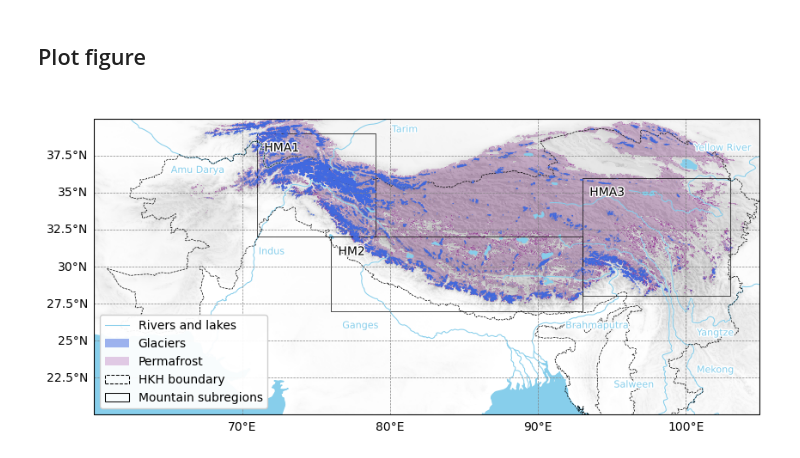
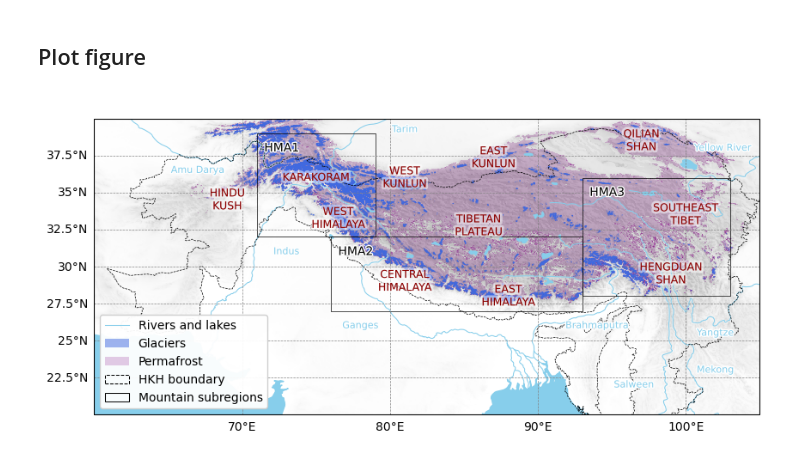
Before and after one commit to kenzaxtazi/bcm4rcm, a Jupyter notebook: plots/hma_map.ipynb, the cells around one changed output. Cells and saved outputs as stored; diff of their text form; code cells hidden in the pictures.

```diff
--- a/plots/hma_map.ipynb
+++ b/plots/hma_map.ipynb
@@ -190,16 +164,6 @@ newmap = keep_center_colormap(-200, 6300, center=0)
 ## Locations names and dictionaries
 # %%
 other_rivers = ['Naryn', 'Lancang', 'Nu', 'Jinsha', 'Yarkant', 'Hotan', 'Aksu', 'Tuotuo', 'Tongtian', 'Huang','Chang Jiang', 'Dihang', 'Panj', 'Yarlung']
-# %%
-region_dict = {'Dzhungarsky Alatau': [80, 46],
-               'Northwestern Tian Shan': [70, 42.25], 'Central Tian Shan': [81, 42] , 'Eastern Tian Shan': [88, 44],
-               'Pamir Alay': [68, 39.5], 'Western Pamir': [71, 38], 'Eastern  \n Pamir': [76, 39],
-               'Eastern \n Hindu Kush': [70, 36], 'Karakoram': [76, 36],  'Western  \n Himalaya': [76, 33],
-               'Western \n Kunlun': [80, 37], 'Eastern Kunlun': [88, 37], 'Altun Shan': [89, 39],
-               'Qilian Shan': [98, 38.5], 'Tibetan Interior \n Mountains': [86, 33], 'Eastern Tibetan \n Mountains': [98, 33.5],
-               'Nyainqentanglha': [94, 30.5], 'Hengduan  \n Shan': [101, 29.5], 'Tanggula  \n Shan': [93, 32.5],
-               'Gangdise Mountains': [82, 31], 'Central Himalaya': [83, 28], 'Eastern  \n Himalaya': [92, 28],
-               'Qaidam': [94, 37.5], 'Western \n Hindu Kush': [66.5, 34]}
 # %%
 river_dict = {'Indus': [73, 31], 'Ganges': [78, 26], 'Brahmaputra': [94, 26],
               'Tarim': [81, 39.25], 'Amu Darya': [67, 36.5], 'Mekong': [102, 23], 'Salween': [96.5, 22],
@@ -237,9 +201,26 @@ fig, ax1 = plt.subplots(figsize=(10, 6), subplot_kw={'projection': proj})
 
 # Elevation
 top_ds1['hs_elev'] = 50*top_ds1.hillshade * top_ds1.elevation**1.3
-hs = top_ds1.hs_elev.plot(cmap='gist_yarg', alpha=.5, add_colorbar=False)
+hs = top_ds1.hs_elev.plot(cmap='gist_yarg', alpha=.5, add_colorbar=False, zorder=-13)
 #el = top_ds1.elevation.plot(cmap=newmap, alpha=0.5, vmin=-200, vmax=6300, cbar_kwargs={'label': 'Elevation [m]', 'location':'bottom','pad': 0.07, 'fraction': 0.03, 'aspect': 10, 'extend':'max'})
 
+# Permafrost
+#gdf.plot(ax=ax1, color='None', edgecolor='blue', linewidth=0.5, alpha=0.5)
+perm_da_sli.PFR.plot.contourf(ax=ax1, colors=['purple'], levels=[0, 1], alpha=0.2, transform=proj2, add_colorbar=False, zorder=-12)
+
+# Glaciers
+
+for glacier in [glaciers13_path, glaciers14_path, glaciers15_path]:
+    glaciers_shp = shapereader.Reader(glacier)
+    for rec in glaciers_shp.records():
+        ax1.add_geometries(rec.geometry, crs=proj, edgecolor='royalblue', facecolor='None', linewidth=0.5, alpha=0.5, zorder=-11)
+
+# Features
+ocean_50m = cf.NaturalEarthFeature("physical", "ocean", "50m", edgecolor="face", facecolor='skyblue')
+lakes_50m = cf.NaturalEarthFeature("physical", "lakes", "50m", edgecolor="skyblue", facecolor='skyblue')
+river_50m = cf.NaturalEarthFeature("physical", "rivers_lake_centerlines", "50m", edgecolor="skyblue", facecolor="None")
+ax1.add_feature(ocean_50m, zorder=-10)
+ax1.add_feature(lakes_50m, label='lakes', zorder=-9)
 
 # Rivers
 for rec in as_shp.records():
@@ -250,30 +231,9 @@ for rec in as_shp.records():
                 ccrs.PlateCarree(),
                 edgecolor="skyblue",
                 facecolor="None",
-                linewidth=0.75)
+                linewidth=0.75,
+                zorder=-8)
 
-#ax1.add_geometries(rivers_gdf4.geometry, crs=proj, edgecolor='skyblue', linewidth=0.75)
-
-# Features
-ocean_50m = cf.NaturalEarthFeature("physical", "ocean", "50m", edgecolor="face", facecolor='skyblue')
-lakes_50m = cf.NaturalEarthFeature("physical", "lakes", "50m", edgecolor="skyblue", facecolor='skyblue')
-river_50m = cf.NaturalEarthFeature("physical", "rivers_lake_centerlines", "50m", edgecolor="skyblue", facecolor="None")
-ax1.add_feature(ocean_50m)
-ax1.add_feature(lakes_50m, label='lakes')
-#ax1.add_feature(river_50m)
-
-# Basins
-'''
-for rec in basins_shape.records():
-    ax1.add_geometries(
-        [rec.geometry],
-        basins,
-        edgecolor="Lightblue",
-        facecolor="None",
-        linestyle='-',
-        linewidth=0.5)
-
-'''
 # Mountain boundaries
 for rec in hkh_region_shape.records():
     ax1.add_geometries(
@@ -282,54 +242,46 @@ for rec in hkh_region_shape.records():
         edgecolor="black",
         facecolor="None",
         linestyle='--',
-        linewidth=0.5)
-'''
-# Western Hindu Kush
-coarse_ds.elevation.plot.contour(ax=ax1, levels=[2000], colors='grey', linewidths=0.5)
- '''
+        linewidth=0.5,
+        zorder=-7)
 
 # Mountain boundaries
 ax1.add_geometries([hma1, hma2, hma3], proj, edgecolor="black",
             facecolor="None", linestyle='-', linewidth=0.5)
-
-# Glaciers
-
-for glacier in [glaciers13_path, glaciers14_path, glaciers15_path]:
-    glaciers_shp = shapereader.Reader(glacier)
-    for rec in glaciers_shp.records():
-        ax1.add_geometries(rec.geometry, crs=proj, edgecolor='royalblue', facecolor='None', linewidth=0.5, alpha=0.5)
-
-
-# Permafrost
-#gdf.plot(ax=ax1, color='None', edgecolor='blue', linewidth=0.5, alpha=0.5)
-perm_da_sli.PFR.plot.contourf(ax=ax1, colors=['purple'], levels=[0, 1], alpha=0.2, transform=proj2, add_colorbar=False)
 
 
 # Grid
 gl = ax1.gridlines(draw_labels=True, linewidth=0.5, linestyle='--', color='gray')
 gl.top_labels = False
 gl.right_labels = False
 ax1.set_ylabel(" ")
 ax1.set_xlabel(" ")
 ax1.set_title(" ")
 ax1.set_extent([60, 105, 20, 40], crs=proj)
 
 # Text
+
+for region, coord in region_dict.items():
+    ax1.text(coord[0], coord[1], region, fontsize=9, color='darkred', ha='center', va='center', zorder=10,
+            path_effects=[pe.withStroke(linewidth=4, foreground="white", alpha=0.5)])
+
 for region, coord in region_dict2.items():
     ax1.text(coord[0], coord[1], region, fontsize=10, color='black', ha='left', va='center', zorder=10,
             path_effects=[pe.withStroke(linewidth=2, foreground="white")])
 
 for river, coord in river_dict.items():
     ax1.text(coord[0], coord[1], river, fontsize=8, color='skyblue', ha='center', va='center', zorder=10,
              path_effects=[pe.withStroke(linewidth=2, foreground="white")])
 
 rivers = mlines.Line2D([], [], color='skyblue', marker='None',label='Rivers and lakes', linewidth=0.75)
 hkh = Rectangle((0, 0), 1, 1, fc="None", edgecolor='black', linewidth=0.75, label='HKH boundary', linestyle='--')
 mountains = Rectangle((0, 0), 1, 1, fc="None", edgecolor='black', linewidth=0.75, label='Mountain subregions')
 glaciers = Rectangle((0, 0), 1, 1, fc='royalblue', alpha=0.5, label='Glaciers')
 perm = Rectangle((0, 0), 1, 1, fc='purple', alpha=0.2, label='Permafrost')
 ax1.legend(handles=[rivers, glaciers, perm, hkh, mountains], loc='lower left', framealpha=0.95)
 
-plt.savefig('study_area.png', dpi=300, bbox_inches='tight')
+# rasterize negative zorder
+ax1.set_rasterization_zorder(0)
+plt.savefig('study_area.pdf', dpi=300, bbox_inches='tight')
 # %% [output]
-[figure, old version]
+[figure, new version]
```
Also changed, not shown: parts of 7 cells of this notebook, 24 other files.
